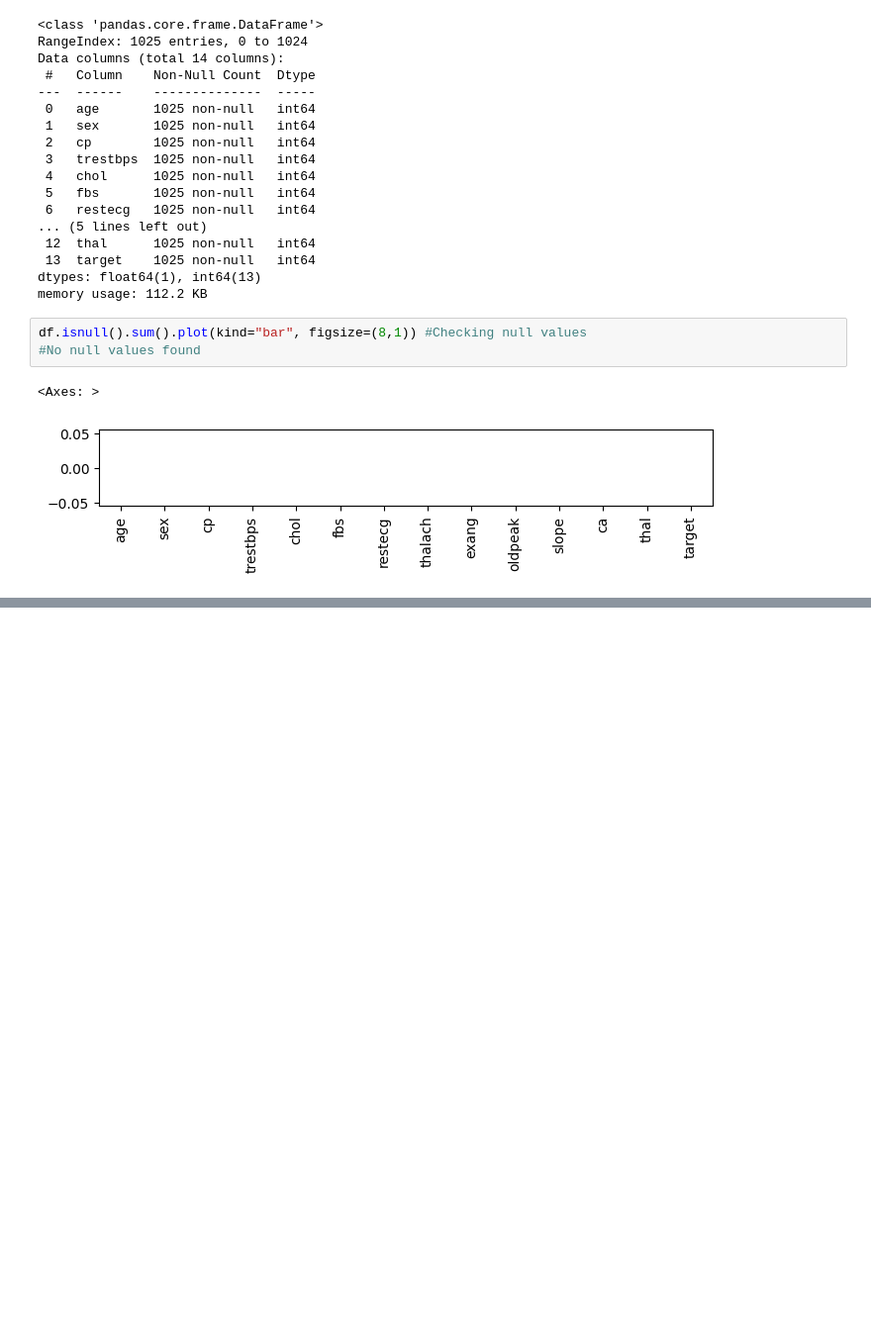
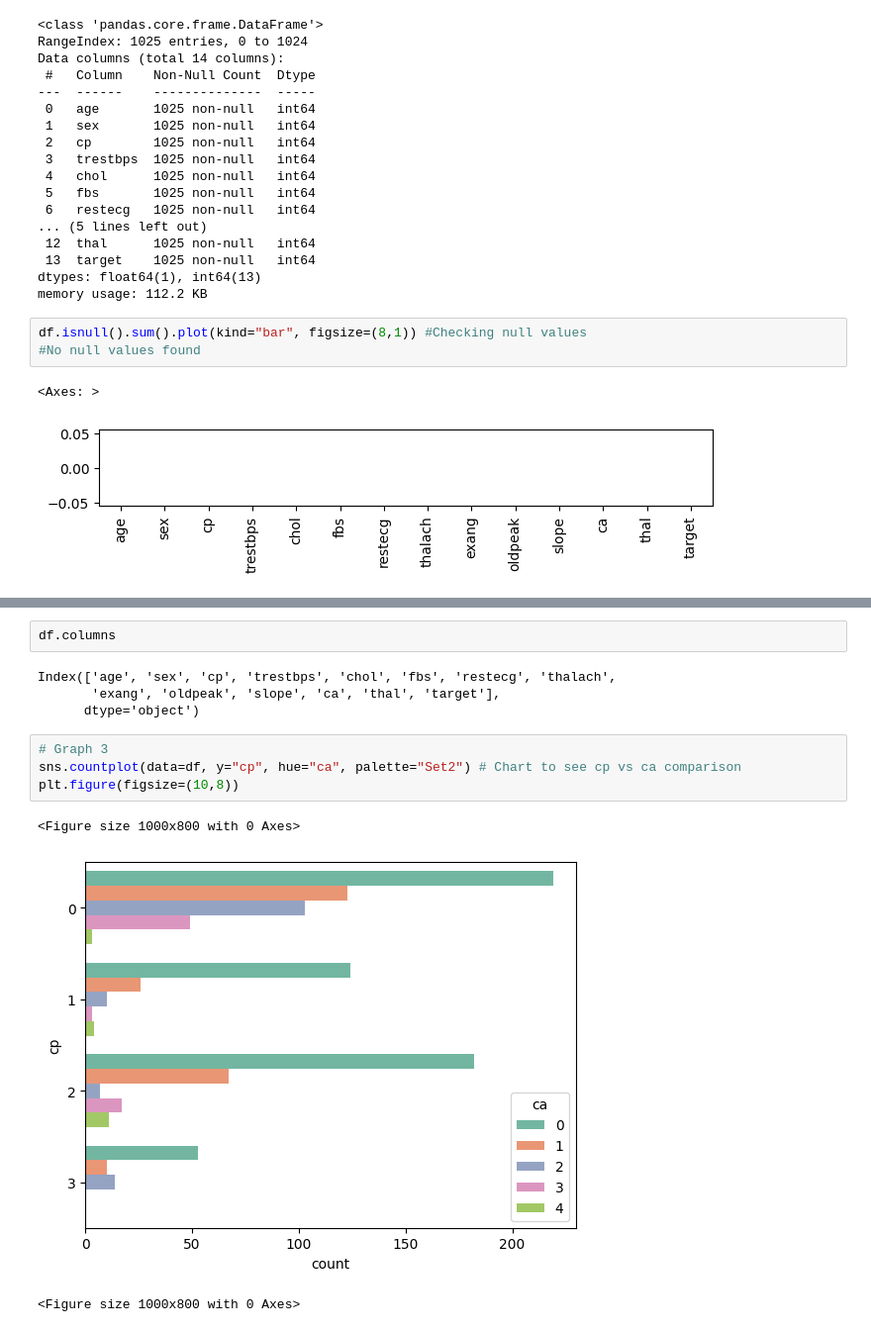
Before and after one commit to Vanshaj14Mohan/AIML-College, a Jupyter notebook: CIA 3/main.ipynb, the cells around one changed output, grey strips where cells are left out. Shown at 99% size. Drawn from its saved outputs; the diff is of its cells as text; blank space fills up the shorter version.

```diff
--- a/CIA 3/main.ipynb
+++ b/CIA 3/main.ipynb
@@ -87,3 +89,17 @@ plt.figure(figsize=(10,8))
 <Figure size 1000x800 with 0 Axes>
 [figure]
 <Figure size 1000x800 with 0 Axes>
+# %%
+df.columns
+# %% [output]
+Index(['age', 'sex', 'cp', 'trestbps', 'chol', 'fbs', 'restecg', 'thalach',
+       'exang', 'oldpeak', 'slope', 'ca', 'thal', 'target'],
+      dtype='object')
+# %%
+# Graph 3
+sns.countplot(data=df, y="cp", hue="ca", palette="Set2") # Chart to see cp vs ca comparison
+plt.figure(figsize=(10,8))
+# %% [output]
+<Figure size 1000x800 with 0 Axes>
+[figure, added]
+<Figure size 1000x800 with 0 Axes>
```
Also changed, not shown: parts of 8 cells of this notebook.
